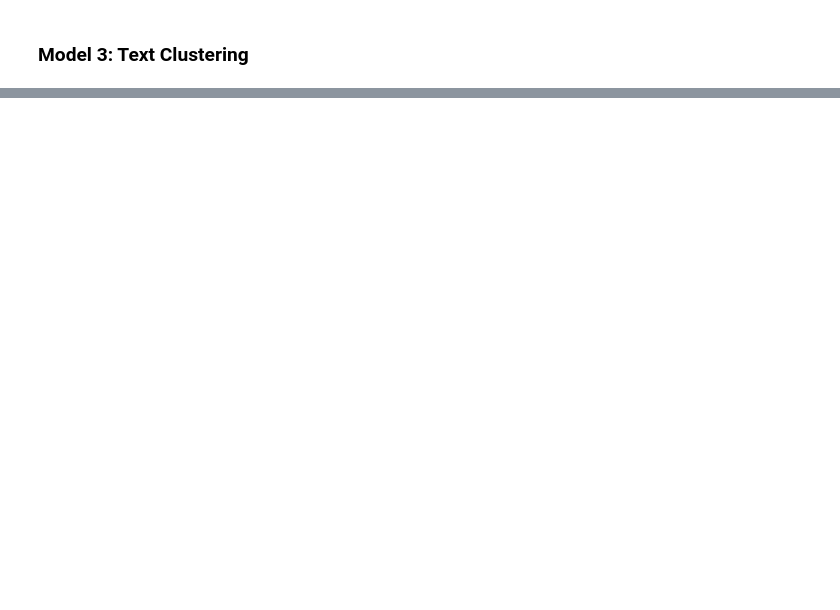
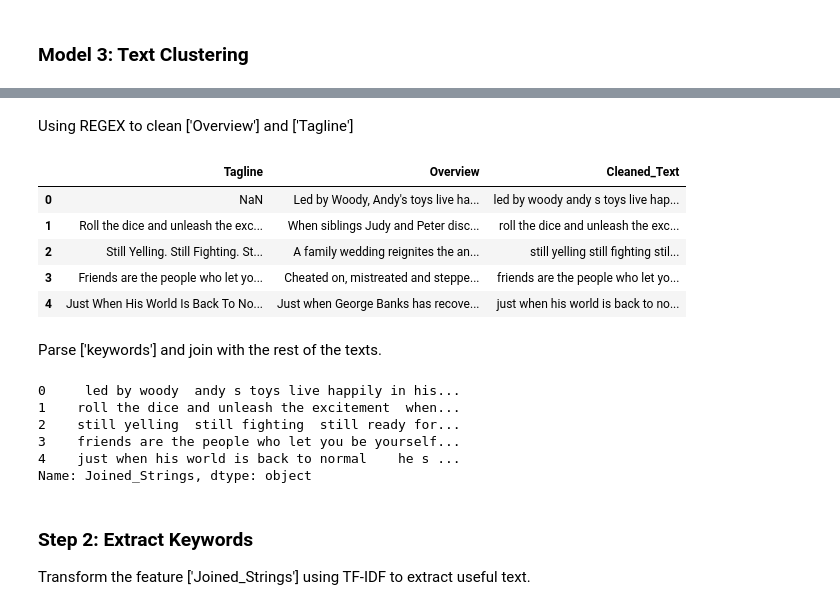
Before and after one commit to slimrivermoi/Techlabs-DS5, a Jupyter notebook: edit_data/Lee/Model_by_Cluster_KNN.ipynb, the cells around one changed output, grey strips where cells are left out. Drawn from its saved outputs; the diff is of its cells as text; code cells hidden in the pictures; blank space fills up the shorter version.

```diff
--- a/edit_data/Lee/Model_by_Cluster_KNN.ipynb
+++ b/edit_data/Lee/Model_by_Cluster_KNN.ipynb
@@ -192,0 +38,71 @@ df = df.loc[~df['Joined_Strings'].isna() == True].copy()
+# %% [markdown]
+Using REGEX to clean ['Overview'] and ['Tagline']
+# %%
+from nltk.tokenize import word_tokenize
+from nltk.corpus import stopwords
+
+# Assuming 'stops' contains a set of stopwords
+stops = set(stopwords.words('english'))
+
+def pre_process(text):
+    text = text.lower()  # Convert to lowercase
+    text = re.sub(r'^\W+|\W+$', ' ', text)  # Remove leading/trailing non-alphanumeric characters
+    text = re.sub(r'\s+', ' ', text)  # Replace multiple spaces with a single space
+    text = re.sub(r'[^a-zA-Z0-9\s]', ' ', text)  # Remove non-alphanumeric characters except spaces
+    tokens = word_tokenize(text)  # Tokenize the text
+    tokens = [word for word in tokens if word not in stops]  # Remove stopwords
+    return ''.join(tokens)  # Join tokens back into a single string
+
+# Apply the function to both 'Tagline' and 'Overview' columns, handling NaN values
+df['Cleaned_Tagline'] = df['Tagline'].apply(lambda x: pre_process(x) if pd.notna(x) else '')
+df['Cleaned_Overview'] = df['Overview'].apply(lambda x: pre_process(x) if pd.notna(x) else '')
+
+# Combine the cleaned 'Tagline' and 'Overview' into a single column 'Cleaned_Text'
+df['Cleaned_Text'] = df['Cleaned_Tagline'] + ' ' + df['Cleaned_Overview']
+
+# Optionally drop the intermediate columns if no longer needed
+df.drop(columns=['Cleaned_Tagline', 'Cleaned_Overview'], inplace=True)
+
+# View the resulting dataframe
+df[['Tagline', 'Overview', 'Cleaned_Text']].head()
+# %% [output]
+|  | Tagline | Overview | Cleaned_Text |
+| 0 | NaN | Led by Woody, Andy's toys live ha... | led by woody andy s toys live hap... |
+| 1 | Roll the dice and unleash the exc... | When siblings Judy and Peter disc... | roll the dice and unleash the exc... |
+| 2 | Still Yelling. Still Fighting. St... | A family wedding reignites the an... | still yelling still fighting stil... |
+| 3 | Friends are the people who let yo... | Cheated on, mistreated and steppe... | friends are the people who let yo... |
+| 4 | Just When His World Is Back To No... | Just when George Banks has recove... | just when his world is back to no... |
+# %% [markdown]
+Parse ['keywords'] and join with the rest of the texts.
+# %%
+###  parse and extract "name" in Keywords and then join them as one single string before text extraction
+###  new series ['Joined_String]
+
+# Function to process each row
+def extract_from_list(row):
+    try:
+        # Convert the string representation of the list to an actual list
+        list_of_dicts = ast.literal_eval(row)
+        # Extract the 'name' from each dictionary and join them with a space
+        return " ".join([d['name'] for d in list_of_dicts])
+    except (ValueError, SyntaxError):
+        return np.nan
+
+# Apply the function to each row in your data
+df['Cleaned_Keywords'] = [extract_from_list(row) for row in df['Keywords']]
+
+# Combined cleaned tagline + overview together with keywords
+df['Joined_Strings'] = df['Cleaned_Text'] + ' ' + df['Cleaned_Keywords']
+
+df['Joined_Strings'].head()
+# %% [output]
+0     led by woody  andy s toys live happily in his...
+1    roll the dice and unleash the excitement  when...
+2    still yelling  still fighting  still ready for...
+3    friends are the people who let you be yourself...
+4    just when his world is back to normal    he s ...
+Name: Joined_Strings, dtype: object
+# %% [markdown]
+### Step 2: Extract Keywords
+
+Transform the feature ['Joined_Strings'] using TF-IDF to extract useful text.
```
Also changed, not shown: parts of 44 cells of this notebook, 5 other files.
